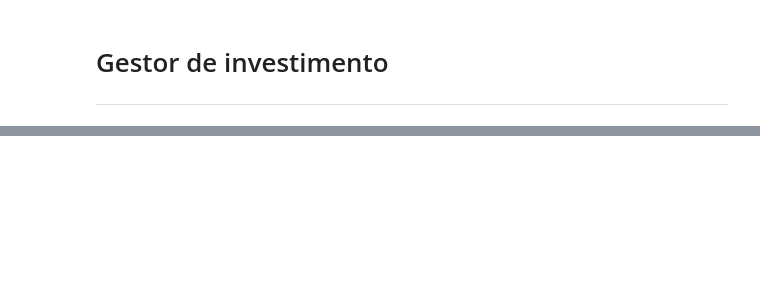
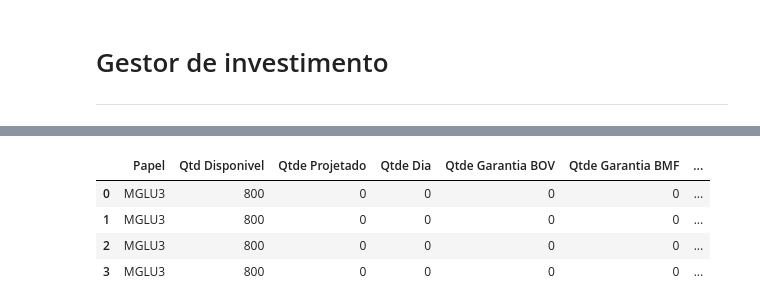
Before and after one commit to gabrielmlg/finance-app, a Jupyter notebook: notebooks/sandbox.ipynb, the cells around one changed output, grey strips where cells are left out. Cells and saved outputs as stored; diff of their text form; code cells hidden in the pictures; blank space fills up the shorter version.

```diff
--- a/notebooks/sandbox.ipynb
+++ b/notebooks/sandbox.ipynb
@@ -76,3 +103,11 @@ XLRDError: Unsupported format, or corrupt file: Expected BOF record; found b'\x0
+# %%
+stocks.head(10)
+# %% [output]
+|  | Papel | Qtd Disponivel | Qtde Projetado | Qtde Dia | Qtde Garantia BOV | Qtde Garantia BMF | ... |
+| 0 | MGLU3 | 800 | 0 | 0 | 0 | 0 | ... |
+| 1 | MGLU3 | 800 | 0 | 0 | 0 | 0 | ... |
+| 2 | MGLU3 | 800 | 0 | 0 | 0 | 0 | ... |
+| 3 | MGLU3 | 800 | 0 | 0 | 0 | 0 | ... |
 # %%
 df_abr[~df_abr['Unnamed: 2'].isnull()].head(10)
 # %% [output]
```
Also changed, not shown: parts of 5 cells of this notebook, 1 other file.
